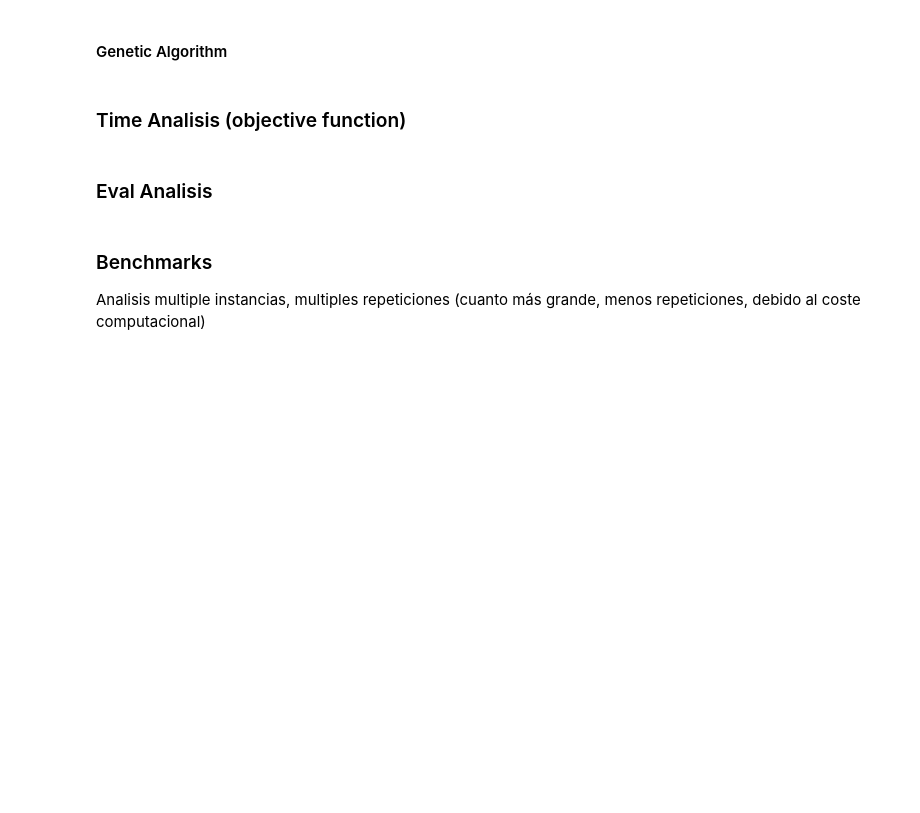
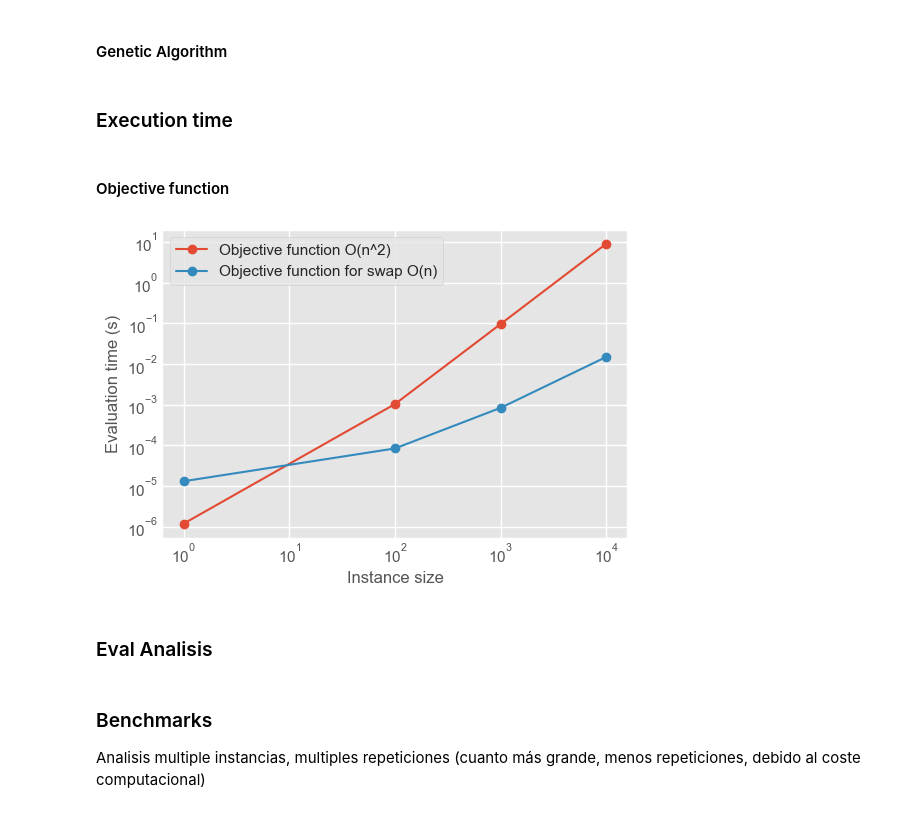
Before and after one commit to usainzg/search-heuristics, a Jupyter notebook: LOP_Naroa_Unai.ipynb, the cells around one changed output. Saved outputs shown, nothing was run; the diff lists cells and outputs as text; code cells hidden in the pictures; blank space fills up the shorter version.

```diff
--- a/LOP_Naroa_Unai.ipynb
+++ b/LOP_Naroa_Unai.ipynb
@@ -578,10 +608,7 @@ print(datos)
 # %% [markdown]
 #### Genetic Algorithm
 # %%
-# instance=read_instance_LOP("Instances/Cebe.lop.n20.4")
-instance = read_instance_LOP("Instances/Cebe.lop.n10.5")
-
-max_evals = 20000
+max_evals = 25000
 population_size = [10, 100, 500, 1000]
 mutation_prob = [0.05, 0.1, 0.3, 0.5]
 max_patiences = [1, 10, 20, 30, 50]
@@ -650,10 +677,7 @@ ax = sns.heatmap(datos)
 # datos.sort_values(by=['Average fitness'], inplace=True, ascending=False) # para 3 columnas
 print(datos)
 # %%
-instance = read_instance_LOP("Instances/Cebe.lop.n20.4")
-# instance=read_instance_LOP("Instances/Cebe.lop.n10.5")
-
-max_evals = 20000
+max_evals = 25000
 population_size = [10, 100, 500, 1000]
 mutation_prob = [0.05, 0.1, 0.3, 0.5]
 max_patiences = [1, 10, 20, 30, 50]
@@ -722,12 +746,12 @@ ax = sns.heatmap(datos)
 
 # datos.sort_values(by=['Average fitness'], inplace=True, ascending=False) # para 3 columnas
 print(datos)
+# %% [markdown]
+### Execution time
 # %% [markdown]
-### Time Analisis (objective function)
+#### Objective function
 # %%
-# OBJECTIVE FUNCTION (NORMAL)
-
-sizes = [1, 10, 100, 1000, 10000]
+sizes = [1, 100, 1000, 10000]
 time_list_standard = []
 time_list_optimized = []
 
@@ -736,7 +760,7 @@ for size in sizes:
 
     sol = list(mit.random_permutation(range(size)))
     instancia.append(size)
-    instancia.append(np.ones((size,)*2))
+    instancia.append(np.ones((size,) * 2))
 
     # Standard
     start = time()
@@ -744,27 +768,37 @@ for size in sizes:
     end = time()
     time_list_standard.append(end - start)
 
-    # Optimidez for swap
+    # Optimized objective function for swap neighborhood
     start = time()
-    swap_ngb_obj_func_LOP(instancia, sol, 50, 0, size-1)
+    swap_ngb_obj_func_LOP(instancia, sol, 50, 0, size - 1)
     end = time()
     time_list_optimized.append(end - start)
 # %%
-plt.figure(figsize=(8, 6))
-plt.plot(sizes, time_list_standard, marker="o", label="Standard objective function")
-plt.plot(
-    sizes,
-    time_list_optimized,
-    marker="o",
-    label="Optimized objective function for swap",
-)
-plt.xlabel("Size of instance")
-plt.ylabel("Time of evaluation")
-plt.title("Objective functions time evaluation")
-plt.yscale("log")
-plt.xscale("log")
-plt.legend()
-plt.show()
+with plt.style.context('ggplot'):
+    plt.figure(figsize=(6, 4))
+    plt.tick_params(axis='both', which='major', length=0)
+    plt.plot(
+        sizes,
+        time_list_standard,
+        marker="o",
+        label="Objective function O(n^2)"
+    )
+    plt.plot(
+        sizes,
+        time_list_optimized,
+        marker="o",
+        label="Objective function for swap O(n)",
+    )
+    plt.xlabel("Instance size")
+    plt.ylabel("Evaluation time (s)")
+    #plt.title("Execution time of the objective functions")
+    plt.yscale("log")
+    plt.xscale("log")
+    plt.legend()
+    plt.savefig("time_complexity_obj_func.pdf", bbox_inches="tight")
+    plt.show()
+# %% [output]
+[figure, added]
 # %% [markdown]
 ### Eval Analisis
 # %%
```
Also changed, not shown: parts of 18 cells of this notebook, 3 other files.
